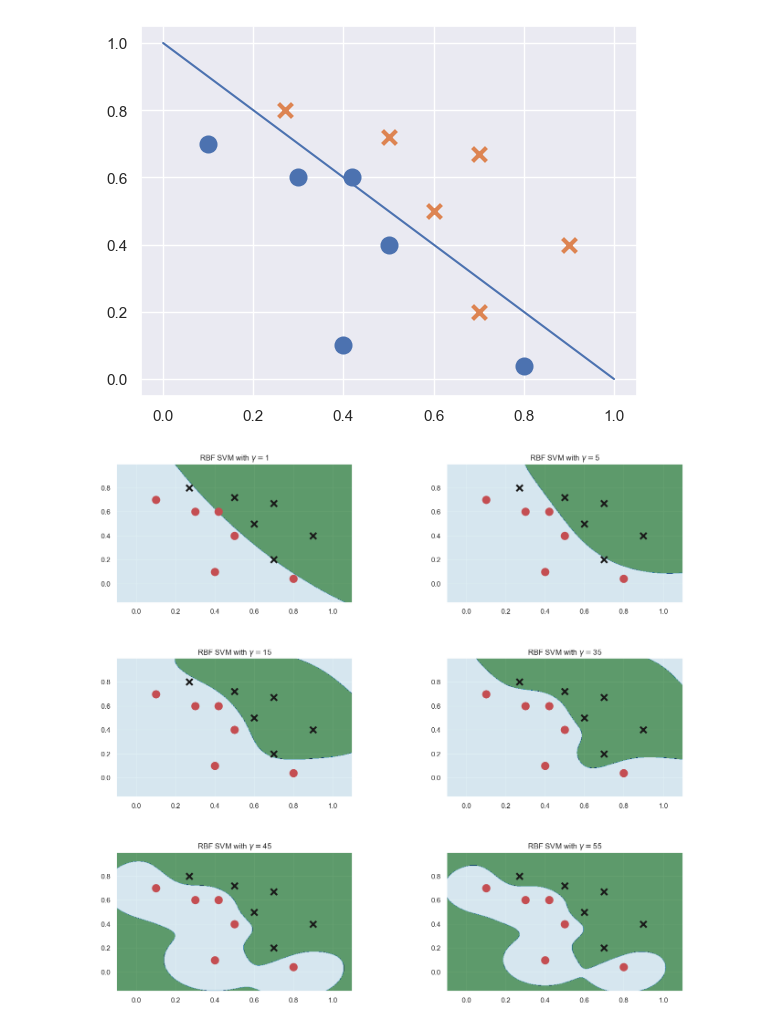
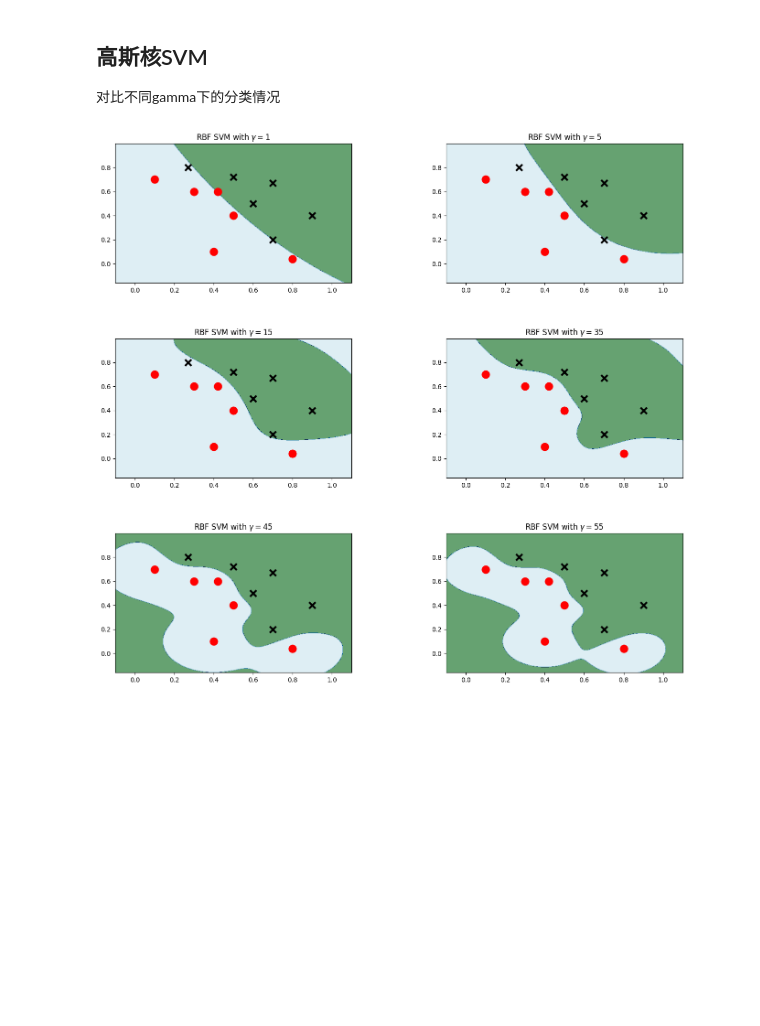
Before and after one commit to datawhalechina/machine-learning-toy-code, a Jupyter notebook: SVM/SVM_skl.ipynb, the cells around one changed output. Cells and saved outputs as stored; diff of their text form; code cells hidden in the pictures; blank space fills up the shorter version.

```diff
--- a/SVM/SVM_skl.ipynb
+++ b/SVM/SVM_skl.ipynb
@@ -21,9 +23,10 @@ label = [1] * 6 + [0] * 6
 x_min, x_max = data[:, 0].min() - 0.2, data[:, 0].max() + 0.2
 y_min, y_max = data[:, 1].min() - 0.2, data[:, 1].max() + 0.2
 xx, yy = np.meshgrid(np.arange(x_min, x_max, 0.002),
-                     np.arange(y_min, y_max, 0.002)) # 搜索meshgrid如何生成网格
-model_linear = svm.SVC(kernel='linear', C = 0.001).fit(data, label)
-Z = model_linear.predict(np.c_[xx.ravel(), yy.ravel()])
+                     np.arange(y_min, y_max, 0.002)) # meshgrid如何生成网格
+model_linear = svm.SVC(kernel='linear', C = 0.001)
+model_linear.fit(data, label) # 训练
+Z = model_linear.predict(np.c_[xx.ravel(), yy.ravel()]) # 预测
 Z = Z.reshape(xx.shape)
 plt.contourf(xx, yy, Z, cmap = plt.cm.ocean, alpha=0.6)
 plt.scatter(data[:6, 0], data[:6, 1], marker='o', color='r', s=100, lw=3)
@@ -39,10 +91,11 @@ plt.show()
+# %% [markdown]
+## 高斯核SVM
+
+对比不同gamma下的分类情况
 # %%
 import numpy as np
 import matplotlib.pyplot as plt
 from sklearn import svm
-import seaborn as sns
-sns.set()
-
 
 data = np.array([
     [0.1, 0.7],
@@ -53,61 +106,39 @@ data = np.array([
     [0.42, 0.6],
     [0.9, 0.4],
     [0.6, 0.5],
     [0.7, 0.2],
     [0.7, 0.67],
     [0.27,0.8],
     [0.5, 0.72]
     ])
 
-target = [1] * 6 + [0] * 6
-
-x_line = np.linspace(0, 1, 100)
-y_line = 1 - x_line
-plt.scatter(data[:6, 0], data[:6, 1], marker='o', s=100, lw=3)
-plt.scatter(data[6:, 0], data[6:, 1], marker='x', s=100, lw=3)
-plt.plot(x_line, y_line)
-
-# 定义计算域、文字说明等
-
-C = 0.0001  # SVM regularization parameter, since Scikit-learn doesn't allow C=0
-# linear_svc = svm.SVC(kernel='linear', C=C).fit(data, target)
-
-# create a mesh to plot in
-h = 0.002
+label = [1] * 6 + [0] * 6
 x_min, x_max = data[:, 0].min() - 0.2, data[:, 0].max() + 0.2
 y_min, y_max = data[:, 1].min() - 0.2, data[:, 1].max() + 0.2
-xx, yy = np.meshgrid(np.arange(x_min, x_max, h),
-                     np.arange(y_min, y_max, h))
 
-# title for the plots
-titles = ['SVC with linear kernel',
-          'SVC with RBF kernel',
-          'SVC with polynomial (degree 3) kernel']
-
-# RBF Kernel
+xx, yy = np.meshgrid(np.arange(x_min, x_max, 0.002),
+                     np.arange(y_min, y_max, 0.002))
 
 plt.figure(figsize=(16, 15))
 
 for i, gamma in enumerate([1, 5, 15, 35, 45, 55]):
-    rbf_svc = svm.SVC(kernel='rbf', gamma=gamma, C=C).fit(data, target)
+    # C: 惩罚系数，gamma: 高斯核的系数
+    model_rbf = svm.SVC(kernel='rbf', gamma=gamma, C= 0.0001).fit(data, label)
 
     # ravel - flatten
     # c_ - vstack
-    # #把后面两个压扁之后变成了x1和x2，然后进行判断，得到结果在压缩成一个矩形
-    Z = rbf_svc.predict(np.c_[xx.ravel(), yy.ravel()])
+    # 把后面两个压扁之后变成了x1和x2，然后进行判断，得到结果在压缩成一个矩形
+    Z = model_rbf.predict(np.c_[xx.ravel(), yy.ravel()])
     Z = Z.reshape(xx.shape)
 
     plt.subplot(3, 2, i + 1)
     plt.subplots_adjust(wspace=0.4, hspace=0.4)
     plt.contourf(xx, yy, Z, cmap=plt.cm.ocean, alpha=0.6)
 
-    # Plot the training points
+    # 画出训练点
     plt.scatter(data[:6, 0], data[:6, 1], marker='o', color='r', s=100, lw=3)
     plt.scatter(data[6:, 0], data[6:, 1], marker='x', color='k', s=100, lw=3)
-
     plt.title('RBF SVM with $\gamma=$' + str(gamma))
-
 plt.show()
 # %% [output]
-[figure, old version]
+[figure, new version]
-[figure, removed]
```
Also changed, not shown: parts of 8 cells of this notebook, 1 other file.
